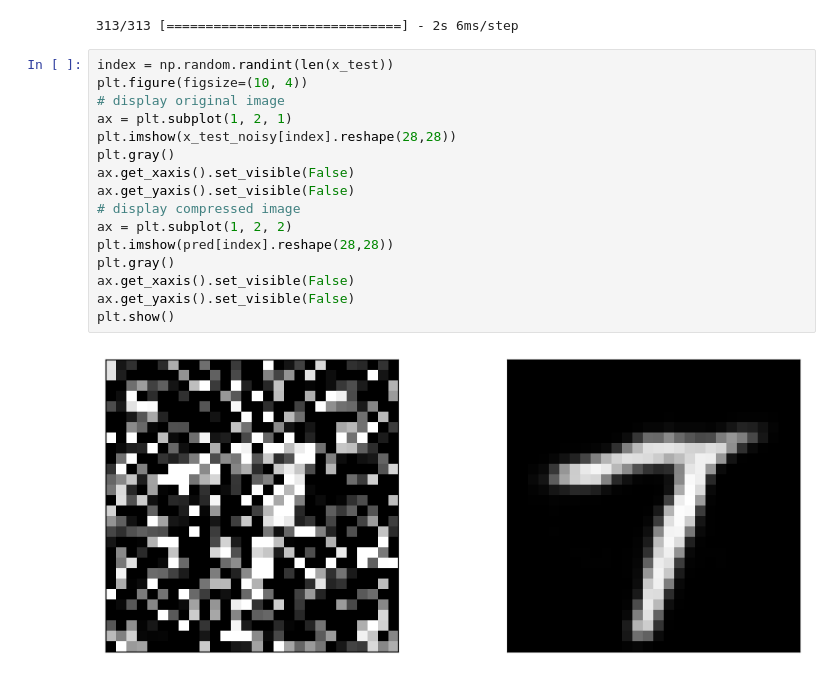
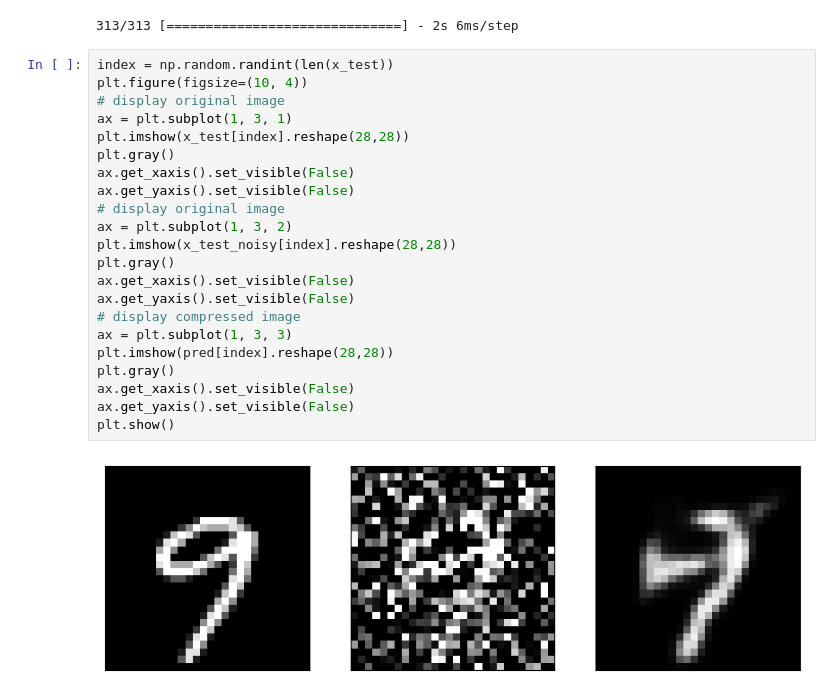
Before and after one commit to izsom/MachineLearning23ws, a Jupyter notebook: Exercise3/code/CNN_Autoencoder.ipynb, the cells around one changed output. Drawn from its saved outputs; the diff is of its cells as text.

Commit message:
small change in visualization

```diff
--- a/Exercise3/code/CNN_Autoencoder.ipynb
+++ b/Exercise3/code/CNN_Autoencoder.ipynb
@@ -124,18 +124,24 @@ pred = model.predict(x_test_noisy)
 # %%
 index = np.random.randint(len(x_test))
 plt.figure(figsize=(10, 4))
 # display original image
-ax = plt.subplot(1, 2, 1)
+ax = plt.subplot(1, 3, 1)
+plt.imshow(x_test[index].reshape(28,28))
+plt.gray()
+ax.get_xaxis().set_visible(False)
+ax.get_yaxis().set_visible(False)
+# display original image
+ax = plt.subplot(1, 3, 2)
 plt.imshow(x_test_noisy[index].reshape(28,28))
 plt.gray()
 ax.get_xaxis().set_visible(False)
 ax.get_yaxis().set_visible(False)
 # display compressed image
-ax = plt.subplot(1, 2, 2)
+ax = plt.subplot(1, 3, 3)
 plt.imshow(pred[index].reshape(28,28))
 plt.gray()
 ax.get_xaxis().set_visible(False)
 ax.get_yaxis().set_visible(False)
 plt.show()
 # %% [output]
-[figure, old version]
+[figure, new version]
```
